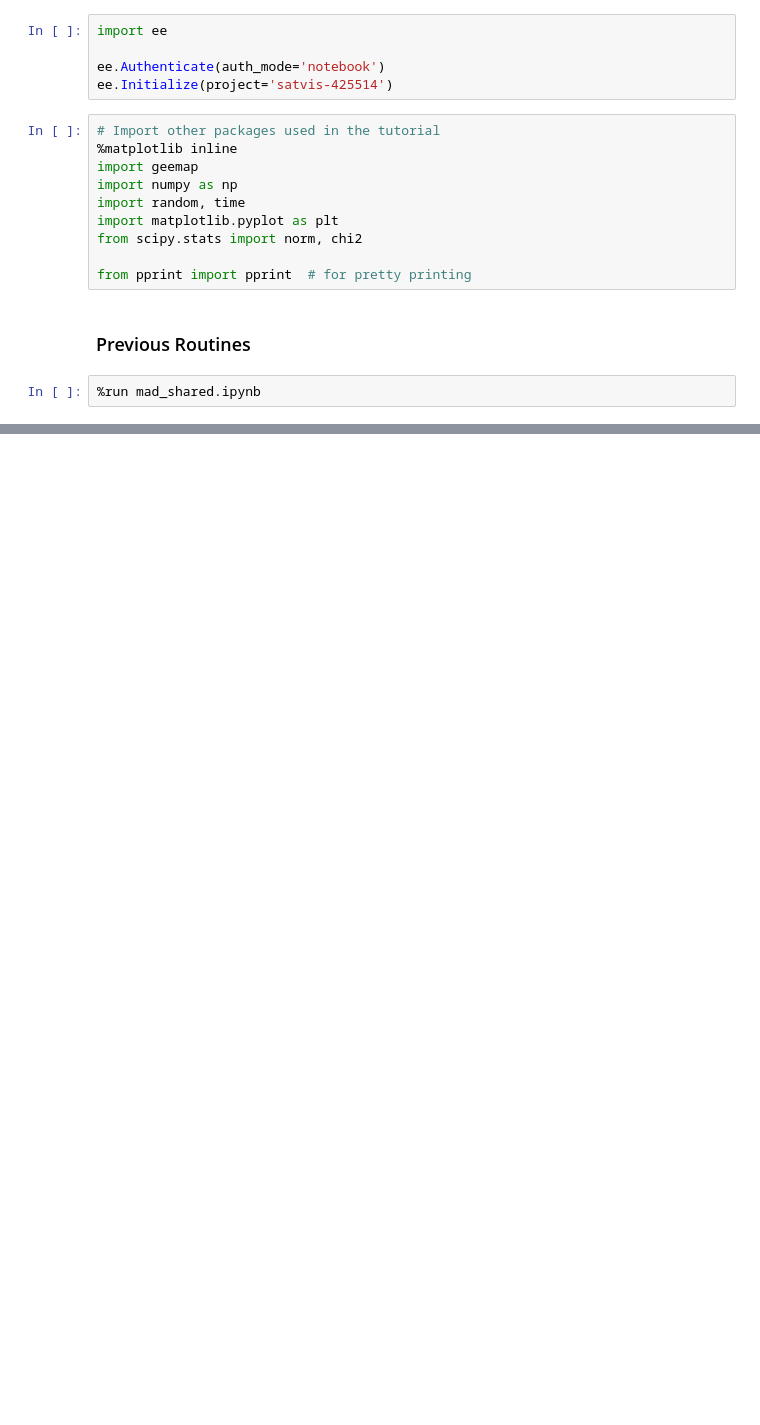
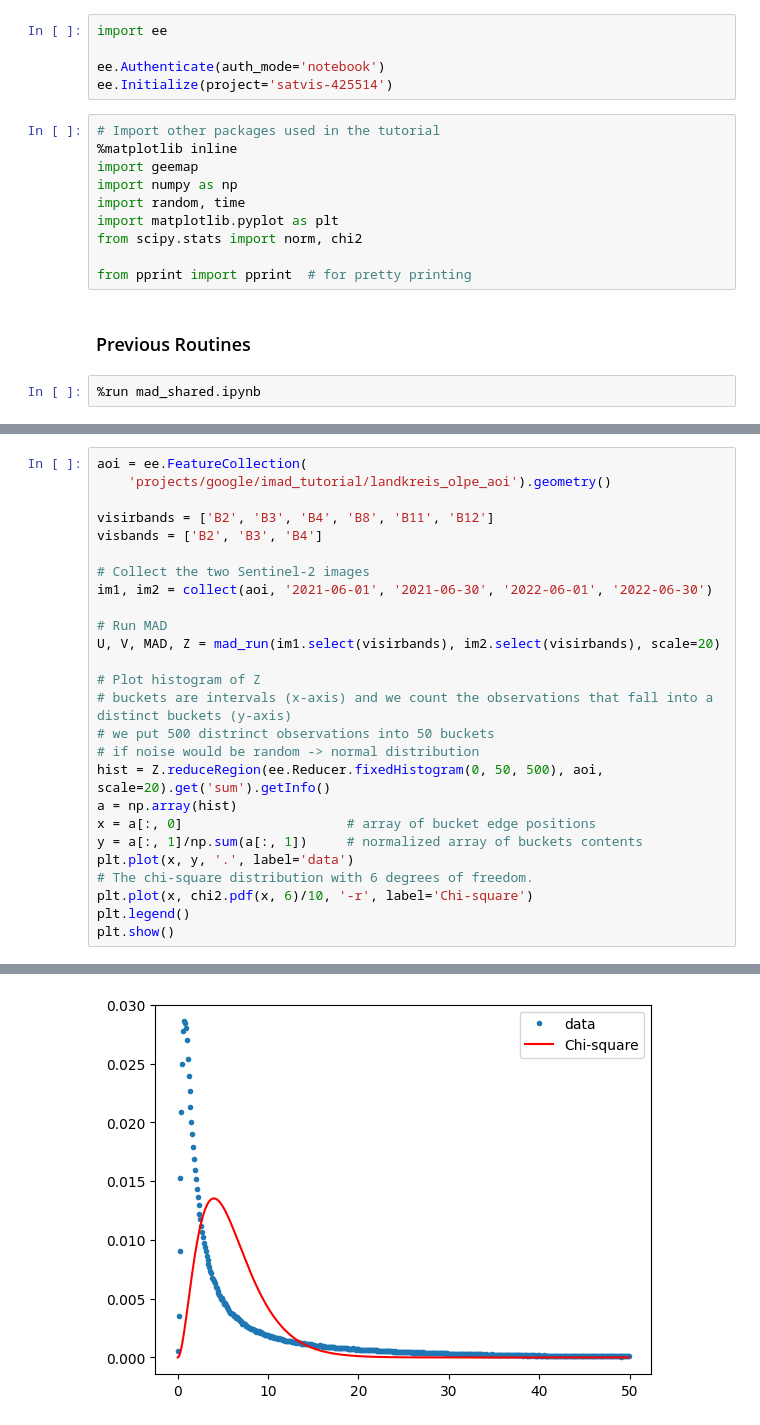
Before and after one commit to Girjoaba/SatVis, a Jupyter notebook: satvis/notebooks/mad/mad_change_detection2.ipynb, the cells around one changed output, grey strips where cells are left out. Cells and saved outputs as stored; diff of their text form; blank space fills up the shorter version.

```diff
--- a/satvis/notebooks/mad/mad_change_detection2.ipynb
+++ b/satvis/notebooks/mad/mad_change_detection2.ipynb
@@ -27,0 +44,27 @@ from pprint import pprint  # for pretty printing
+# %%
+aoi = ee.FeatureCollection(
+    'projects/google/imad_tutorial/landkreis_olpe_aoi').geometry()
+
+visirbands = ['B2', 'B3', 'B4', 'B8', 'B11', 'B12']
+visbands = ['B2', 'B3', 'B4']
+
+# Collect the two Sentinel-2 images
+im1, im2 = collect(aoi, '2021-06-01', '2021-06-30', '2022-06-01', '2022-06-30')
+
+# Run MAD
+U, V, MAD, Z = mad_run(im1.select(visirbands), im2.select(visirbands), scale=20)
+
+# Plot histogram of Z
+# buckets are intervals (x-axis) and we count the observations that fall into a distinct buckets (y-axis)
+# we put 500 distrinct observations into 50 buckets
+# if noise would be random -> normal distribution
+hist = Z.reduceRegion(ee.Reducer.fixedHistogram(0, 50, 500), aoi, scale=20).get('sum').getInfo()
+a = np.array(hist)
+x = a[:, 0]                     # array of bucket edge positions
+y = a[:, 1]/np.sum(a[:, 1])     # normalized array of buckets contents
+plt.plot(x, y, '.', label='data')
+# The chi-square distribution with 6 degrees of freedom.
+plt.plot(x, chi2.pdf(x, 6)/10, '-r', label='Chi-square')
+plt.legend()
+plt.show()
+# %% [output]
@@ -27,0 +73 @@ from pprint import pprint  # for pretty printing
+[figure, added]
```
Also changed, not shown: parts of 44 cells of this notebook, 2 other files.
